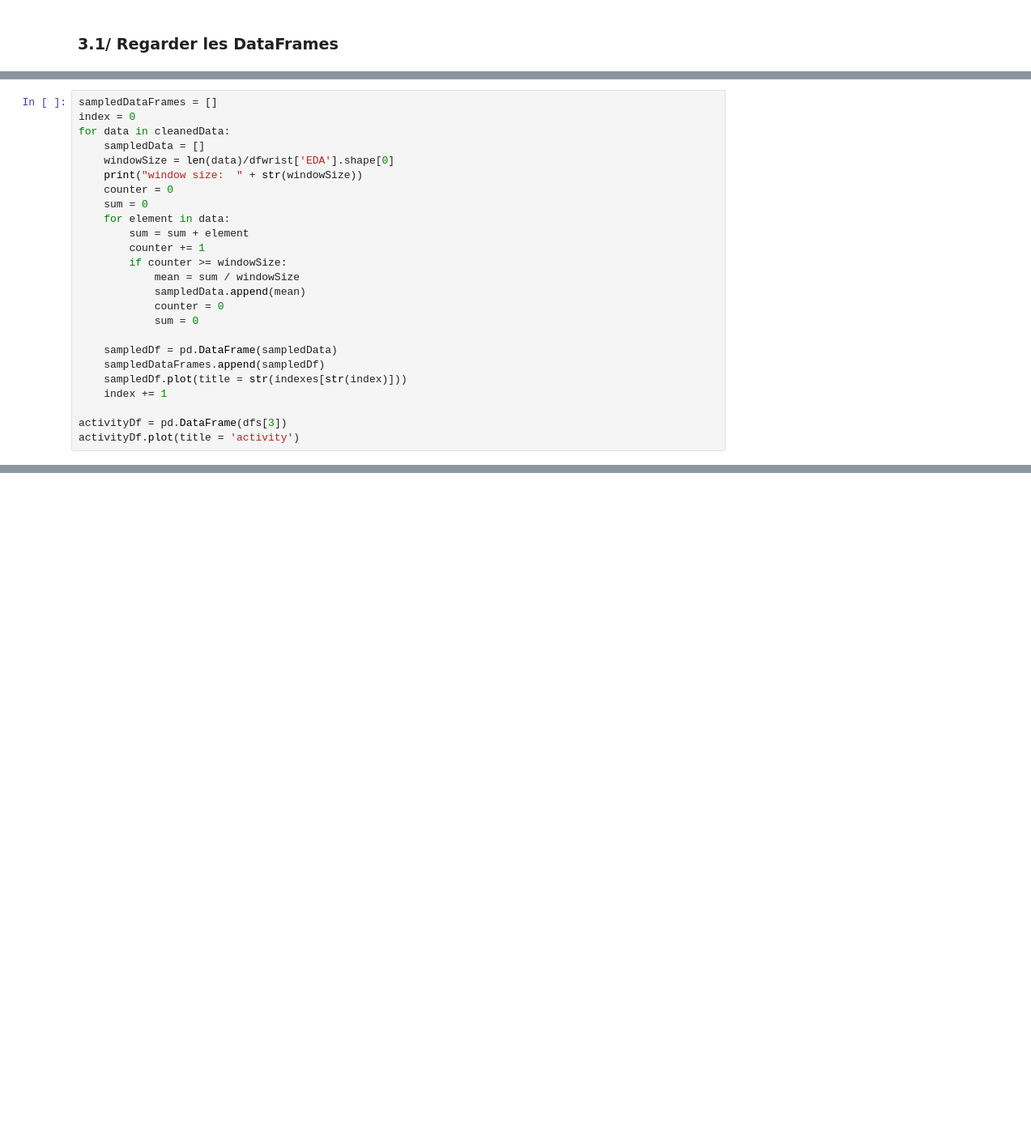
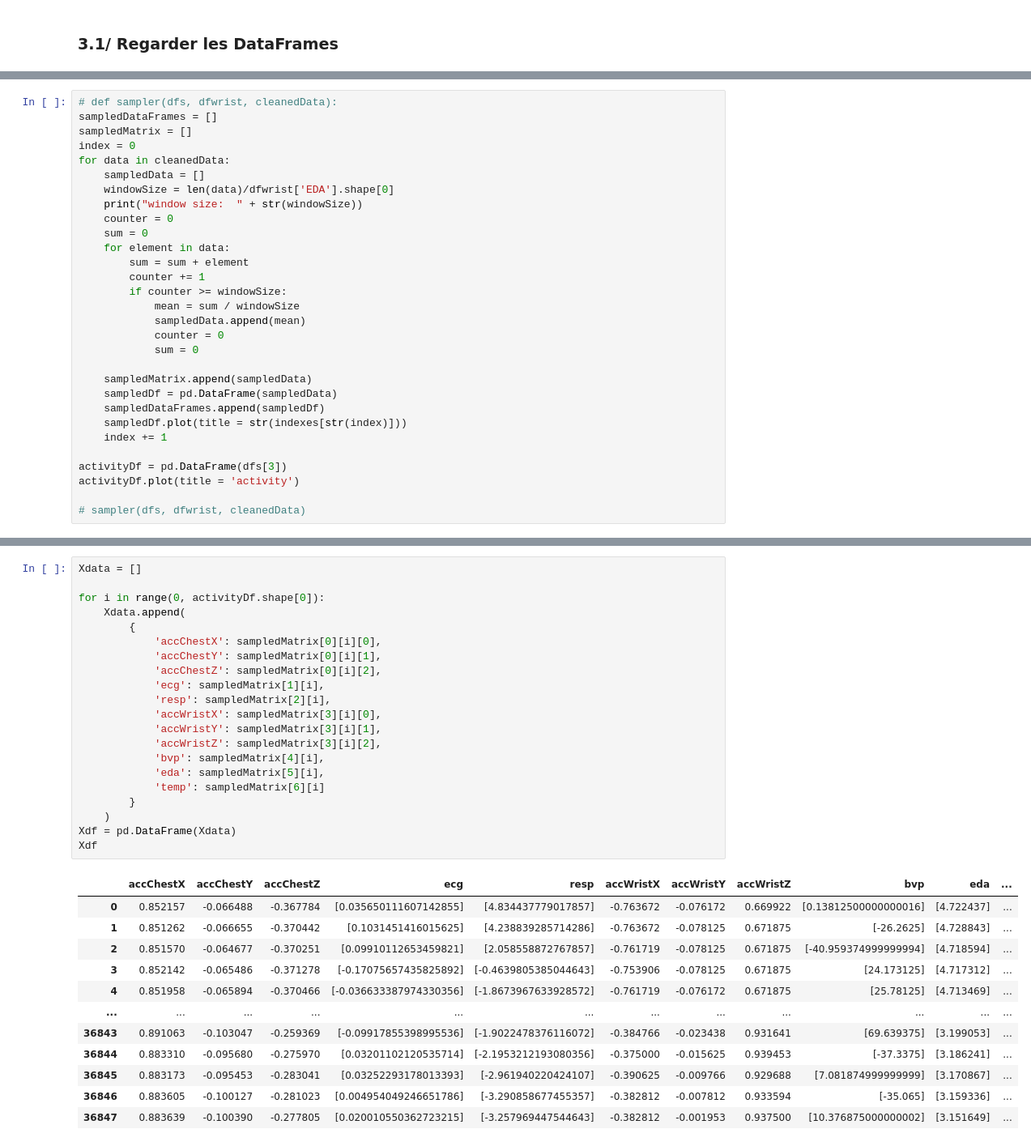
Before and after one commit to mrjohanvds/Python-Project-A5, a Jupyter notebook: project.ipynb, the cells around one changed output, grey strips where cells are left out. Shown at 81% size. Cells and saved outputs as stored; diff of their text form; blank space fills up the shorter version.

```diff
--- a/project.ipynb
+++ b/project.ipynb
@@ -158,5 +170,7 @@ pd.DataFrame(cleanedData[6]).sample(10)
 # %%
+# def sampler(dfs, dfwrist, cleanedData):
 sampledDataFrames = []
+sampledMatrix = []
 index = 0
 for data in cleanedData:
     sampledData = []
@@ -173,6 +187,7 @@ for data in cleanedData:
             counter = 0
             sum = 0
 
+    sampledMatrix.append(sampledData)
     sampledDf = pd.DataFrame(sampledData)
     sampledDataFrames.append(sampledDf)
     sampledDf.plot(title = str(indexes[str(index)]))
@@ -180,6 +195,8 @@ for data in cleanedData:
 
 activityDf = pd.DataFrame(dfs[3])
 activityDf.plot(title = 'activity')
+
+# sampler(dfs, dfwrist, cleanedData)
 # %% [output]
 window size:  175.0
 window size:  175.0
@@ -199,0 +223,34 @@ window size:  1.0
+# %%
+Xdata = []
+
+for i in range(0, activityDf.shape[0]):
+    Xdata.append(
+        {
+            'accChestX': sampledMatrix[0][i][0],
+            'accChestY': sampledMatrix[0][i][1],
+            'accChestZ': sampledMatrix[0][i][2],
+            'ecg': sampledMatrix[1][i],
+            'resp': sampledMatrix[2][i],
+            'accWristX': sampledMatrix[3][i][0],
+            'accWristY': sampledMatrix[3][i][1],
+            'accWristZ': sampledMatrix[3][i][2],
+            'bvp': sampledMatrix[4][i],
+            'eda': sampledMatrix[5][i],
+            'temp': sampledMatrix[6][i]
+        }
+    )
+Xdf = pd.DataFrame(Xdata)
+Xdf
+# %% [output]
+|  | accChestX | accChestY | accChestZ | ecg | resp | accWristX | accWristY | accWristZ | bvp | eda | ... |
+| 0 | 0.852157 | -0.066488 | -0.367784 | [0.035650111607142855] | [4.834437779017857] | -0.763672 | -0.076172 | 0.669922 | [0.13812500000000016] | [4.722437] | ... |
+| 1 | 0.851262 | -0.066655 | -0.370442 | [0.1031451416015625] | [4.238839285714286] | -0.763672 | -0.078125 | 0.671875 | [-26.2625] | [4.728843] | ... |
+| 2 | 0.851570 | -0.064677 | -0.370251 | [0.09910112653459821] | [2.058558872767857] | -0.761719 | -0.078125 | 0.671875 | [-40.959374999999994] | [4.718594] | ... |
+| 3 | 0.852142 | -0.065486 | -0.371278 | [-0.17075657435825892] | [-0.4639805385044643] | -0.753906 | -0.078125 | 0.671875 | [24.173125] | [4.717312] | ... |
+| 4 | 0.851958 | -0.065894 | -0.370466 | [-0.036633387974330356] | [-1.8673967633928572] | -0.761719 | -0.076172 | 0.671875 | [25.78125] | [4.713469] | ... |
+| ... | ... | ... | ... | ... | ... | ... | ... | ... | ... | ... | ... |
+| 36843 | 0.891063 | -0.103047 | -0.259369 | [-0.09917855398995536] | [-1.9022478376116072] | -0.384766 | -0.023438 | 0.931641 | [69.639375] | [3.199053] | ... |
+| 36844 | 0.883310 | -0.095680 | -0.275970 | [0.03201102120535714] | [-2.1953212193080356] | -0.375000 | -0.015625 | 0.939453 | [-37.3375] | [3.186241] | ... |
+| 36845 | 0.883173 | -0.095453 | -0.283041 | [0.03252293178013393] | [-2.961940220424107] | -0.390625 | -0.009766 | 0.929688 | [7.081874999999999] | [3.170867] | ... |
+| 36846 | 0.883605 | -0.100127 | -0.281023 | [0.004954049246651786] | [-3.290858677455357] | -0.382812 | -0.007812 | 0.933594 | [-35.065] | [3.159336] | ... |
+| 36847 | 0.883639 | -0.100390 | -0.277805 | [0.020010550362723215] | [-3.257969447544643] | -0.382812 | -0.001953 | 0.937500 | [10.376875000000002] | [3.151649] | ... |
```
Also changed, not shown: parts of 25 cells of this notebook.
